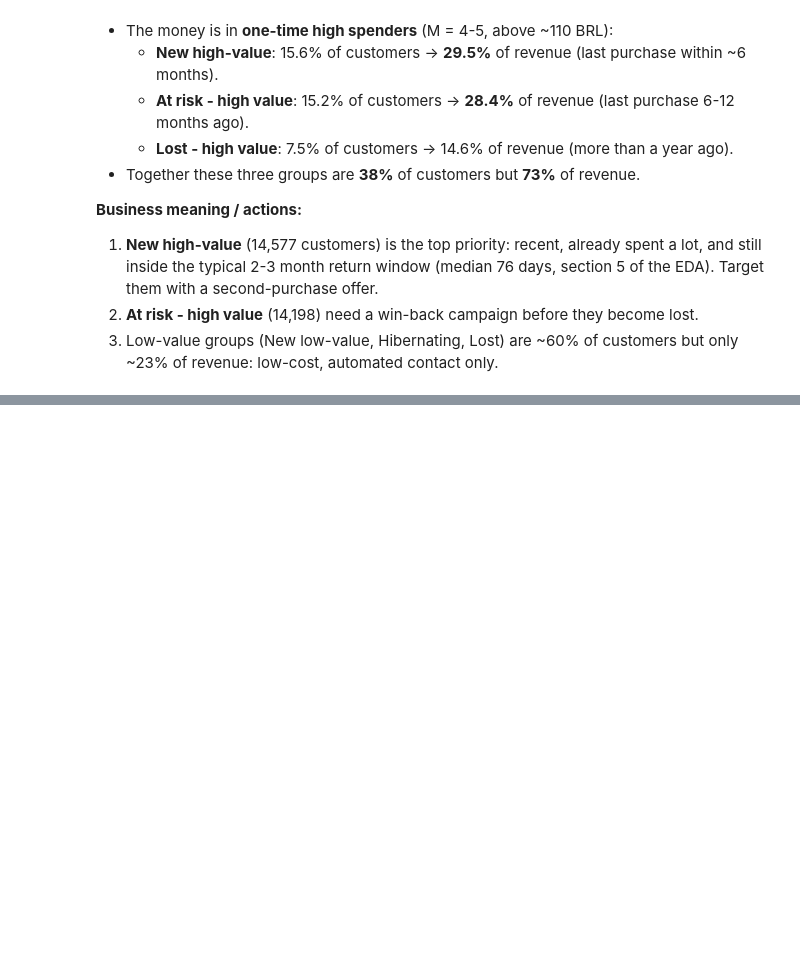
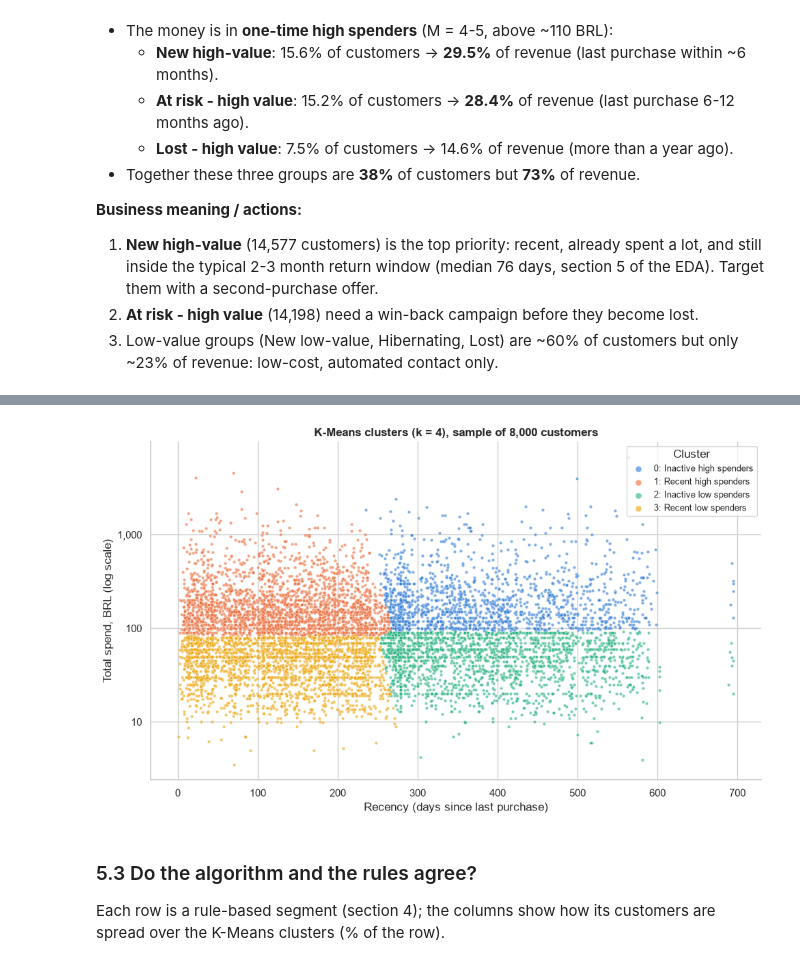
Before and after one commit to MohammedAltatari/olist-customer-analytics, a Jupyter notebook: notebooks/02_rfm_segmentation.ipynb, the cells around one changed output, grey strips where cells are left out. Drawn from its saved outputs; the diff is of its cells as text; code cells hidden in the pictures; blank space fills up the shorter version.

```diff
--- a/notebooks/02_rfm_segmentation.ipynb
+++ b/notebooks/02_rfm_segmentation.ipynb
@@ -235,0 +348,27 @@ plt.show()
+# %%
+# Scatter of a random sample (93k points would hide each other)
+CLUSTER_COLORS = ["#2a78d6", "#eb6834", "#1baf7a", "#eda100", "#e87ba4", "#008300", "#6250d6", "#e34948"]
+sample = rfm.sample(8_000, random_state=42)
+
+fig, ax = plt.subplots(figsize=(10, 6))
+for c in sorted(rfm["cluster"].unique()):
+    pts = sample[sample["cluster"] == c]
+    ax.scatter(pts["recency_days"], pts["monetary"], s=10, alpha=0.6,
+               color=CLUSTER_COLORS[c], edgecolors="white", linewidths=0.3,
+               label=f"{c}: {profile.loc[c, 'name']}")
+ax.set_yscale("log")
+ax.yaxis.set_major_formatter(mtick.StrMethodFormatter("{x:,.0f}"))
+ax.set_xlabel("Recency (days since last purchase)")
+ax.set_ylabel("Total spend, BRL (log scale)")
+ax.set_title(f"K-Means clusters (k = {K}), sample of 8,000 customers")
+ax.legend(title="Cluster", loc="upper right", fontsize=9, markerscale=2)
+ax.spines[["top", "right"]].set_visible(False)
+fig.tight_layout()
+fig.savefig(IMG_DIR / "09_kmeans_clusters.png", dpi=150, bbox_inches="tight")
+plt.show()
+# %% [output]
+[figure, added]
+# %% [markdown]
+### 5.3 Do the algorithm and the rules agree?
+
+Each row is a rule-based segment (section 4); the columns show how its customers are spread over the K-Means clusters (% of the row).
```
Also changed, not shown: parts of 8 cells of this notebook, 2 other files.
